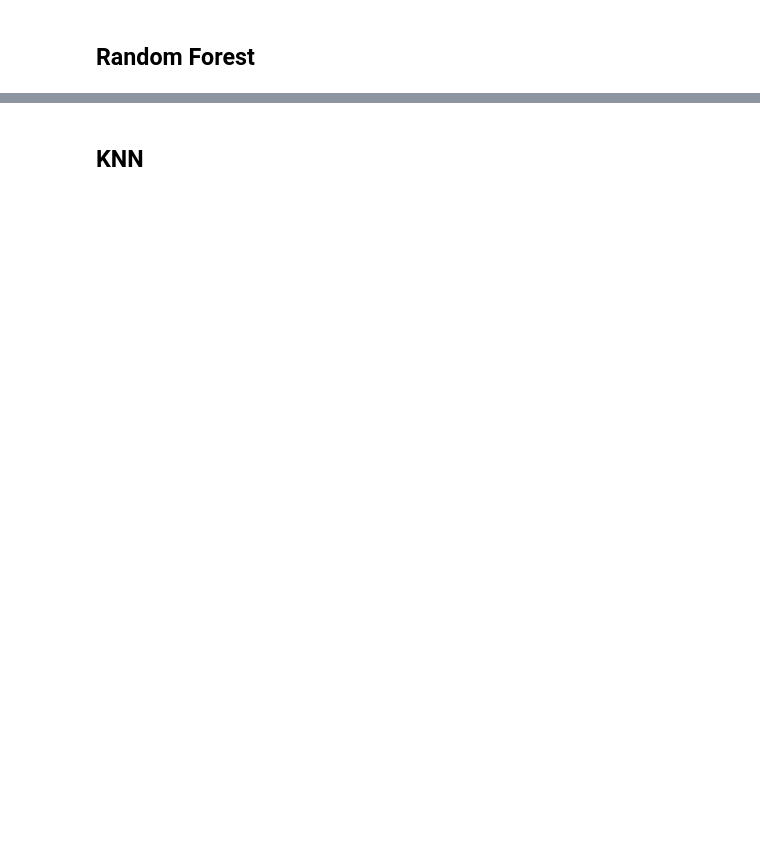
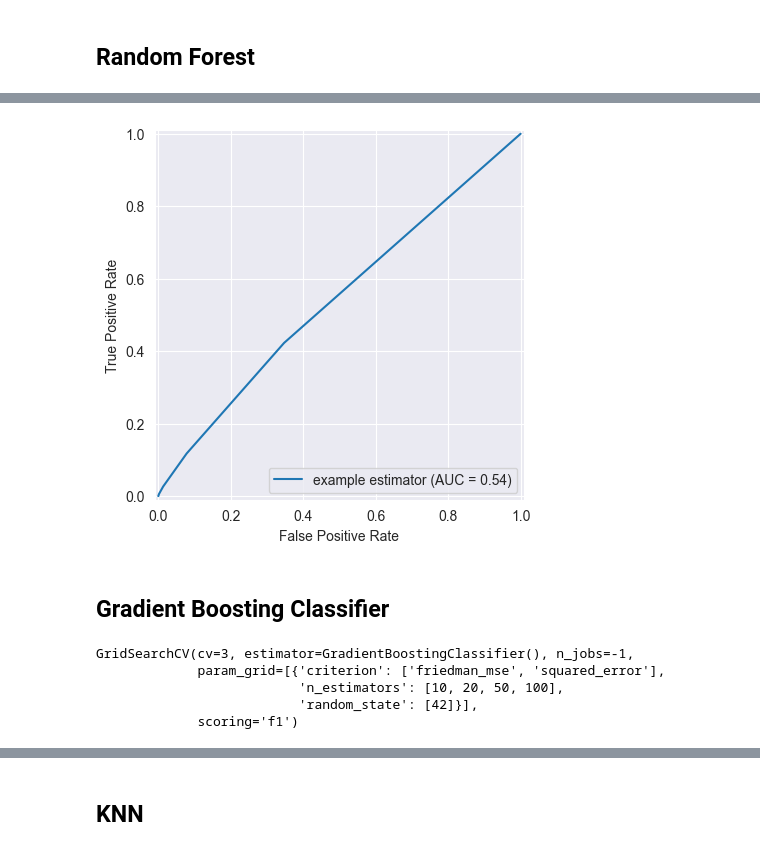
Before and after one commit to fernandohitmas/data_science_challenges, a Jupyter notebook: scripts/kaggle_porto_seguro_safe_driver/03.2.modelling_raw.ipynb, the cells around one changed output, grey strips where cells are left out. Cells and saved outputs as stored; diff of their text form; code cells hidden in the pictures; blank space fills up the shorter version.

```diff
--- a/scripts/kaggle_porto_seguro_safe_driver/03.2.modelling_raw.ipynb
+++ b/scripts/kaggle_porto_seguro_safe_driver/03.2.modelling_raw.ipynb
@@ -268,0 +227,11 @@ AUC: 0.4985
+# %%
+fpr, tpr, thresholds = roc_curve(y_test, y_pred_prob)
+roc_auc = auc(fpr, tpr)
+display = RocCurveDisplay(fpr=fpr, tpr=tpr, roc_auc=roc_auc,
+                                  estimator_name='example estimator')
+display.plot()
+plt.show()
+# %% [output]
+[figure, added]
+# %% [markdown]
+## Gradient Boosting Classifier
@@ -268,0 +255,8 @@ AUC: 0.4985
+# %%
+clf.fit(X_train, y_train, sample_weight=sample_weights)
+# %% [output]
+GridSearchCV(cv=3, estimator=GradientBoostingClassifier(), n_jobs=-1,
+             param_grid=[{'criterion': ['friedman_mse', 'squared_error'],
+                          'n_estimators': [10, 20, 50, 100],
+                          'random_state': [42]}],
+             scoring='f1')
```
Also changed, not shown: parts of 63 cells of this notebook.
